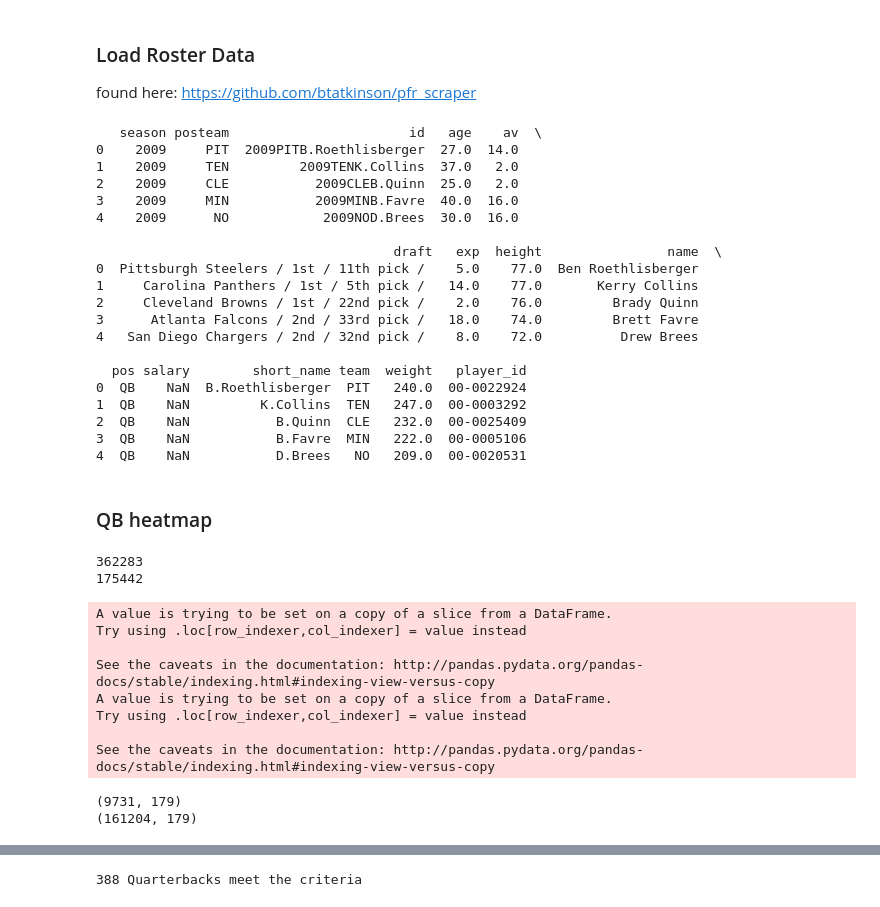
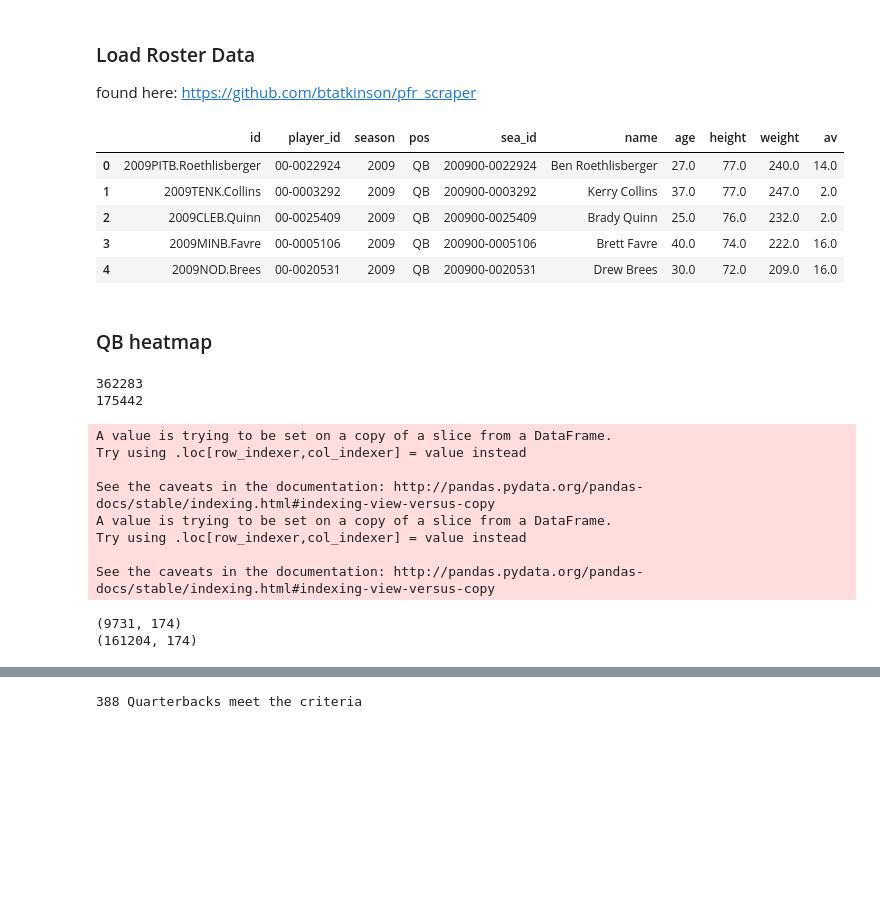
Before and after one commit to btatkinson/player_vectors, a Jupyter notebook: player_vectors.ipynb, the cells around one changed output, grey strips where cells are left out. Drawn from its saved outputs; the diff is of its cells as text; code cells hidden in the pictures; blank space fills up the shorter version.

```diff
--- a/player_vectors.ipynb
+++ b/player_vectors.ipynb
@@ -59,29 +59,18 @@ found here: https://github.com/btatkinson/pfr_scraper
 # %%
 path = './../data/roster/roster_info.csv'
 roster = pd.read_csv(path)
-print(roster.head())
 roster['sea_id'] = roster['season'].astype(str)+roster['player_id']
+
+roster = roster[['id','player_id','season','pos','sea_id','name','age','height','weight','av']]
+
+roster.head(5)
 # %% [output]
-   season posteam                       id   age    av  \
-0    2009     PIT  2009PITB.Roethlisberger  27.0  14.0
-1    2009     TEN         2009TENK.Collins  37.0   2.0
-2    2009     CLE           2009CLEB.Quinn  25.0   2.0
-3    2009     MIN           2009MINB.Favre  40.0  16.0
-4    2009      NO            2009NOD.Brees  30.0  16.0
-
-                                      draft   exp  height                name  \
-0  Pittsburgh Steelers / 1st / 11th pick /    5.0    77.0  Ben Roethlisberger
-1     Carolina Panthers / 1st / 5th pick /   14.0    77.0       Kerry Collins
-2     Cleveland Browns / 1st / 22nd pick /    2.0    76.0         Brady Quinn
-3      Atlanta Falcons / 2nd / 33rd pick /   18.0    74.0         Brett Favre
-4   San Diego Chargers / 2nd / 32nd pick /    8.0    72.0          Drew Brees
-
-  pos salary        short_name team  weight   player_id
-0  QB    NaN  B.Roethlisberger  PIT   240.0  00-0022924
-1  QB    NaN         K.Collins  TEN   247.0  00-0003292
-2  QB    NaN           B.Quinn  CLE   232.0  00-0025409
-3  QB    NaN           B.Favre  MIN   222.0  00-0005106
-4  QB    NaN           D.Brees   NO   209.0  00-0020531
+|  | id | player_id | season | pos | sea_id | name | age | height | weight | av |
+| 0 | 2009PITB.Roethlisberger | 00-0022924 | 2009 | QB | 200900-0022924 | Ben Roethlisberger | 27.0 | 77.0 | 240.0 | 14.0 |
+| 1 | 2009TENK.Collins | 00-0003292 | 2009 | QB | 200900-0003292 | Kerry Collins | 37.0 | 77.0 | 247.0 | 2.0 |
+| 2 | 2009CLEB.Quinn | 00-0025409 | 2009 | QB | 200900-0025409 | Brady Quinn | 25.0 | 76.0 | 232.0 | 2.0 |
+| 3 | 2009MINB.Favre | 00-0005106 | 2009 | QB | 200900-0005106 | Brett Favre | 40.0 | 74.0 | 222.0 | 16.0 |
+| 4 | 2009NOD.Brees | 00-0020531 | 2009 | QB | 200900-0020531 | Drew Brees | 30.0 | 72.0 | 209.0 | 16.0 |
 # %% [markdown]
 ### QB heatmap
 # %%
@@ -111,6 +100,18 @@ qb_passes = qbs.loc[qbs.play_type=='pass']
 
 qb_rushes['id'] = qb_rushes['season'] + qb_rushes['posteam'] + qb_rushes['rusher_player_name']
 qb_passes['id'] = qb_passes['season'] + qb_passes['posteam'] + qb_passes['passer_player_name']
+
+
+qb_rushes = pd.merge(how='left',left=qb_rushes,right=roster,on=['id'])
+qb_passes = pd.merge(how='left',left=qb_passes,right=roster,on=['id'])
+print(qb_rushes.shape)
+print(qb_passes.shape)
+
+qb_rushes = qb_rushes.drop(columns=['season_y'])
+qb_passes = qb_passes.drop(columns=['season_y'])
+
+qb_rushes = qb_rushes.rename(columns={'season_x':'season'})
+qb_passes = qb_passes.rename(columns={'season_x':'season'})
 # %% [output]
 362283
 175442
@@ -122,8 +123,8 @@ A value is trying to be set on a copy of a slice from a DataFrame.
 Try using .loc[row_indexer,col_indexer] = value instead
 
 See the caveats in the documentation: http://pandas.pydata.org/pandas-docs/stable/indexing.html#indexing-view-versus-copy
-(9731, 179)
-(161204, 179)
+(9731, 174)
+(161204, 174)
 # %%
 # only take QBs that matched roster ids. About 94% of pass plays
 qb_passes = qb_passes.loc[qb_passes['player_id']==qb_passes['passer_player_id']]
```
Also changed, not shown: parts of 18 cells of this notebook, 1 other file.
